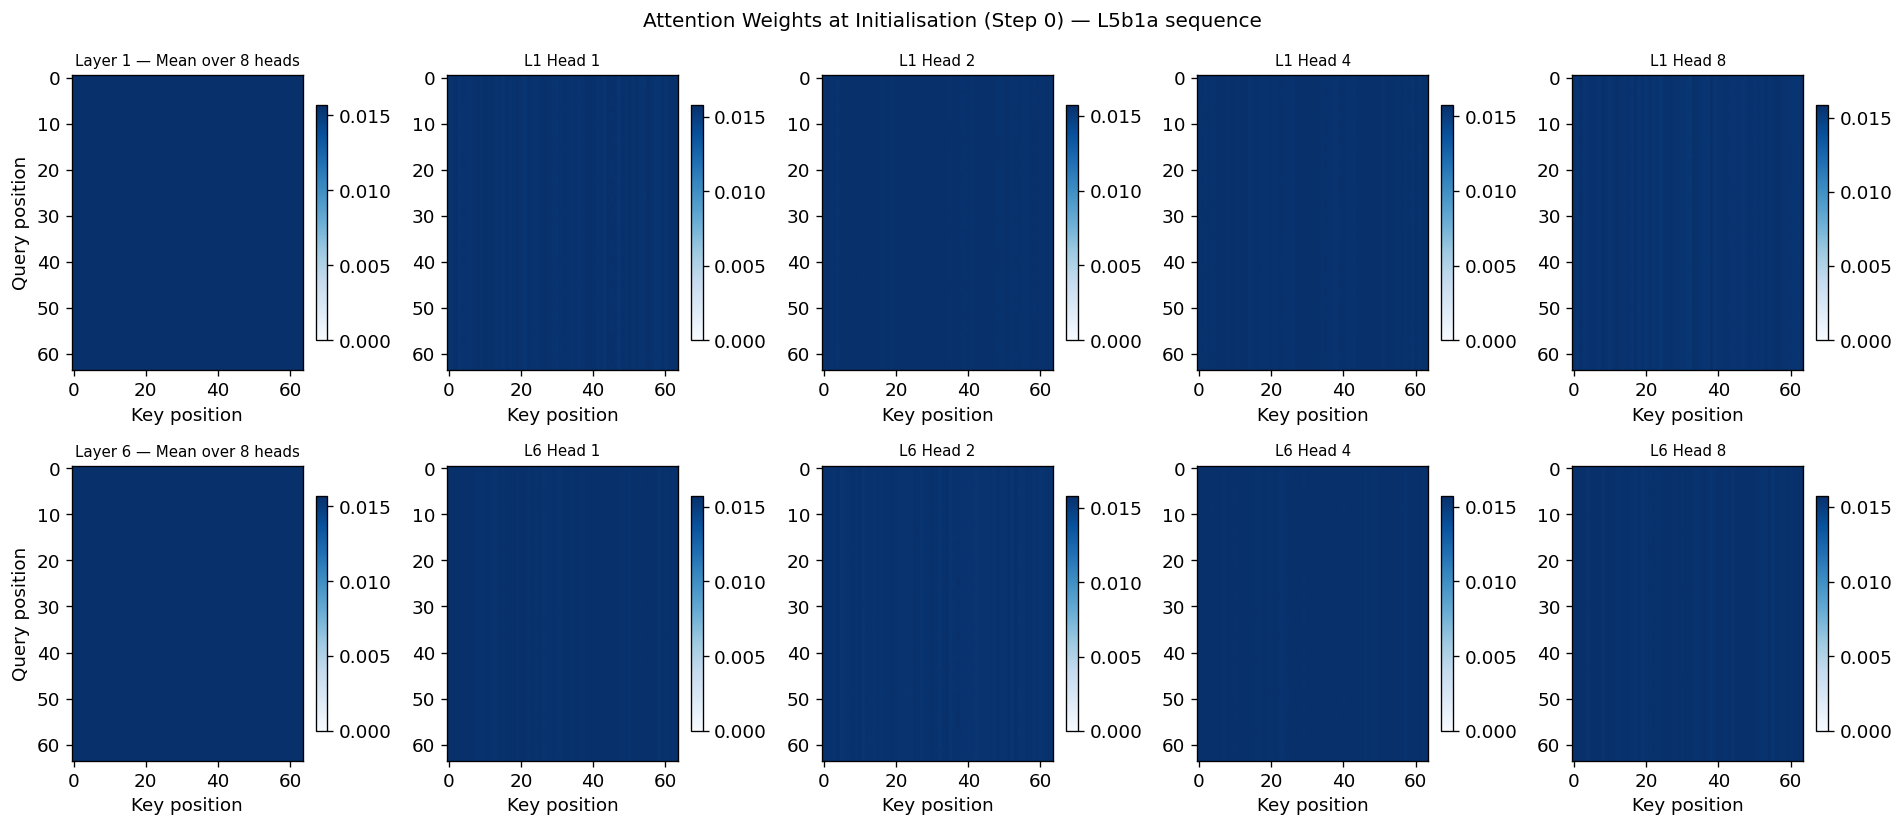
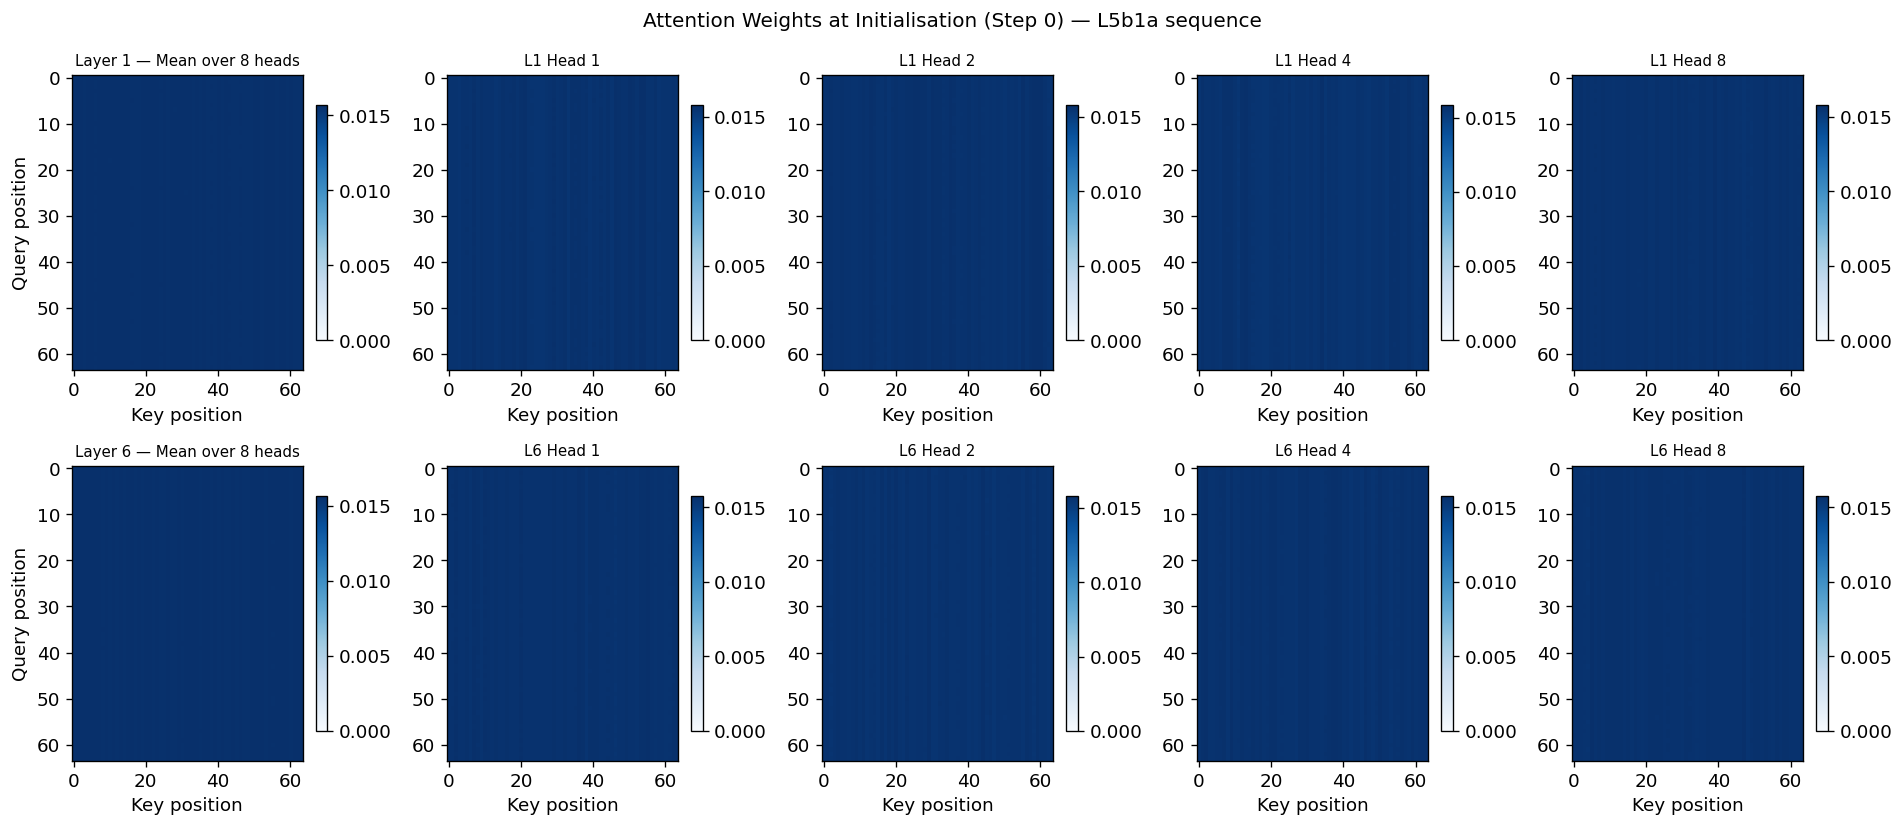
Unified diff of the notebook cell whose output changed from the first chart to the second:
--- before
+++ after
@@ -47,5 +47,5 @@
 )
 plt.tight_layout()
-plt.savefig(f'{FIGURES_DIR}/attention_heatmap_step0.png', dpi=150, bbox_inches='tight')
+plt.savefig(f'{FIGURES_DIR}/attention_heatmap_step0.png', dpi=300, bbox_inches='tight')
 plt.show()
 print("Saved: attention_heatmap_step0.png")

Commit: refactor: replace day-N reports with final blog series; upgrade figures to 300 DPI